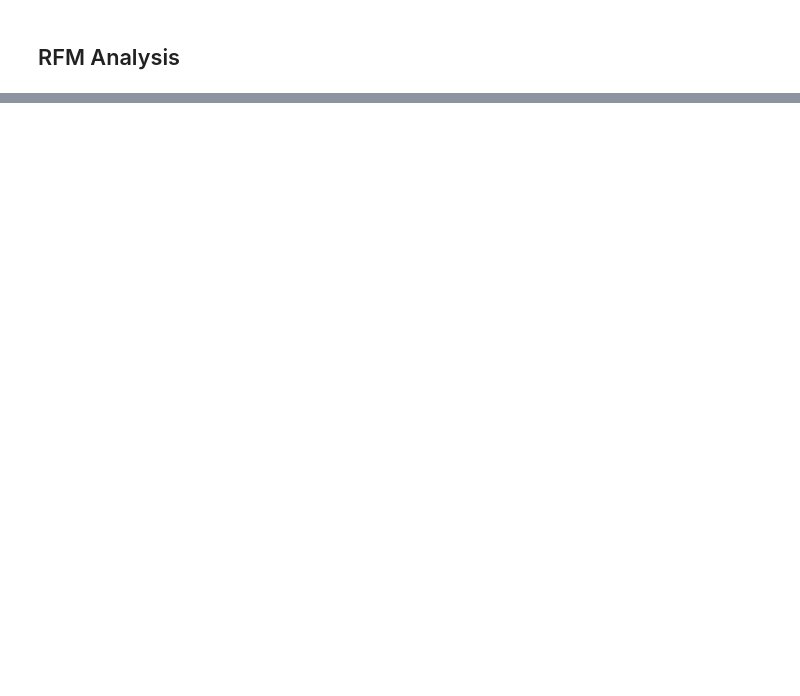
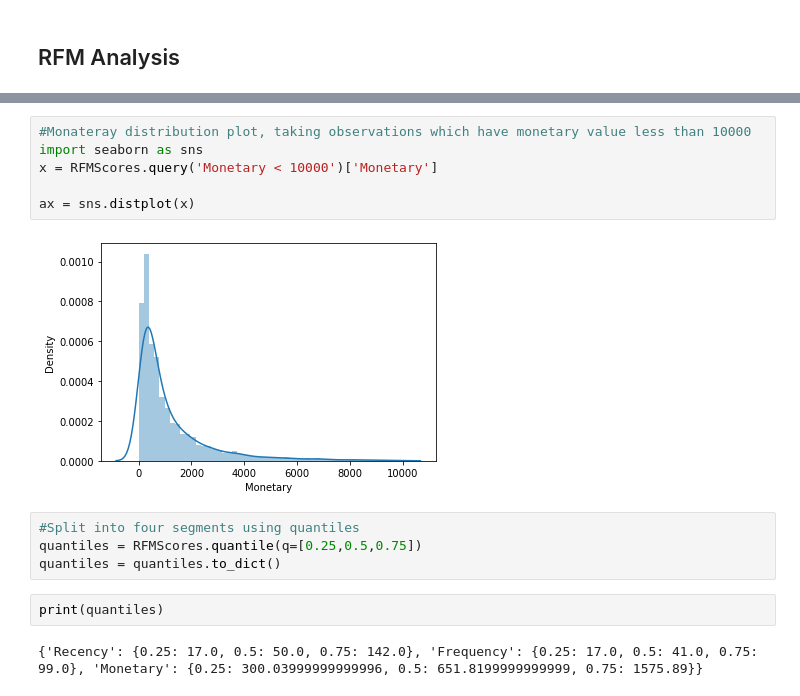
Before and after one commit to BiswajitPaul7/Online-Retail-Customer-Segmentation, a Jupyter notebook: Online_Retail_Customer_Segmentation_Solution_Capstone_Project.ipynb, the cells around one changed output, grey strips where cells are left out. Cells and saved outputs as stored; diff of their text form; blank space fills up the shorter version.

```diff
--- a/Online_Retail_Customer_Segmentation_Solution_Capstone_Project.ipynb
+++ b/Online_Retail_Customer_Segmentation_Solution_Capstone_Project.ipynb
@@ -194,0 +293,16 @@ df_new.head()
+# %%
+#Monateray distribution plot, taking observations which have monetary value less than 10000
+import seaborn as sns
+x = RFMScores.query('Monetary < 10000')['Monetary']
+
+ax = sns.distplot(x)
+# %% [output]
+[figure, added]
+# %%
+#Split into four segments using quantiles
+quantiles = RFMScores.quantile(q=[0.25,0.5,0.75])
+quantiles = quantiles.to_dict()
+# %%
+print(quantiles)
+# %% [output]
+{'Recency': {0.25: 17.0, 0.5: 50.0, 0.75: 142.0}, 'Frequency': {0.25: 17.0, 0.5: 41.0, 0.75: 99.0}, 'Monetary': {0.25: 300.03999999999996, 0.5: 651.8199999999999, 0.75: 1575.89}}
```
Also changed, not shown: parts of 12 cells of this notebook.
